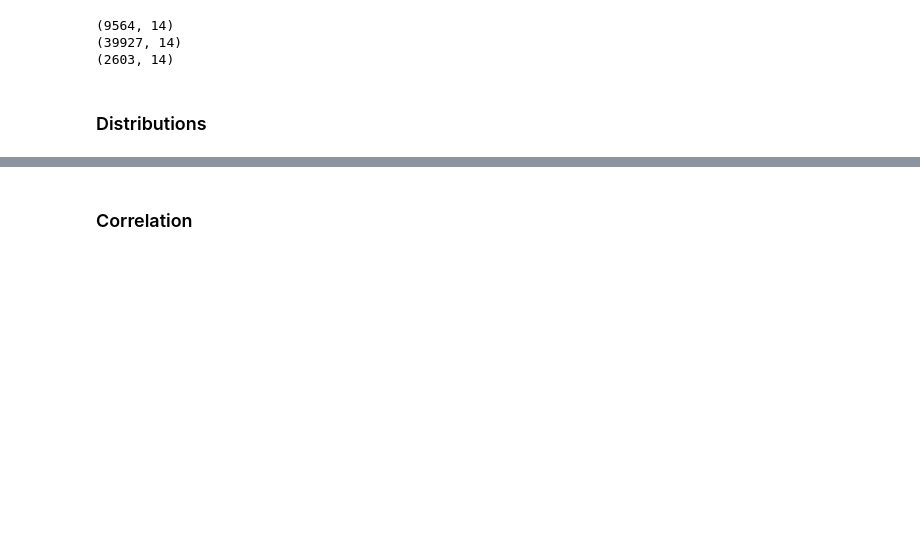
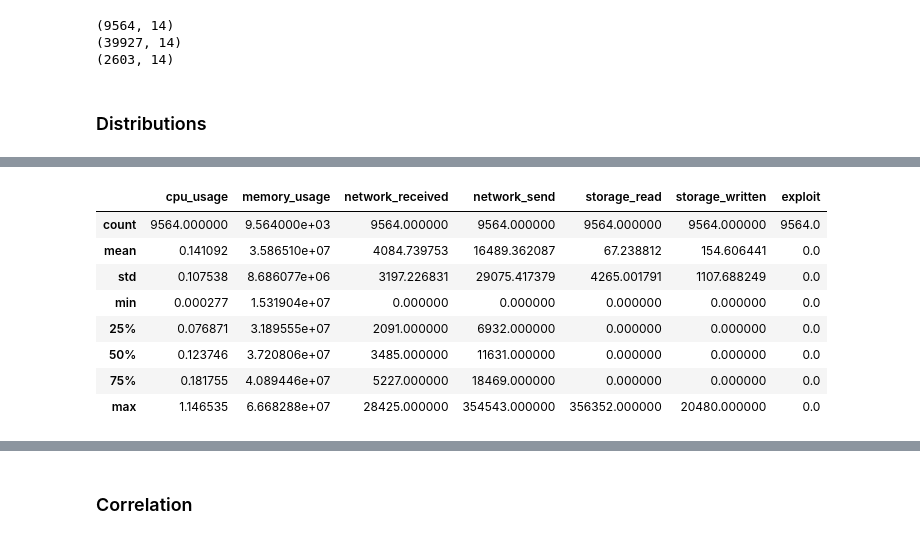
Before and after one commit to Janalytics94/anomaly-detection-software, a Jupyter notebook: src/model/project.ipynb, the cells around one changed output, grey strips where cells are left out. Cells and saved outputs as stored; diff of their text form; code cells hidden in the pictures; blank space fills up the shorter version.

```diff
--- a/src/model/project.ipynb
+++ b/src/model/project.ipynb
@@ -86,0 +73,13 @@ sns.displot(train['cpu_usage'])
+# %%
+# Statistical Table
+train.describe()
+# %% [output]
+|  | cpu_usage | memory_usage | network_received | network_send | storage_read | storage_written | exploit |
+| count | 9564.000000 | 9.564000e+03 | 9564.000000 | 9564.000000 | 9564.000000 | 9564.000000 | 9564.0 |
+| mean | 0.141092 | 3.586510e+07 | 4084.739753 | 16489.362087 | 67.238812 | 154.606441 | 0.0 |
+| std | 0.107538 | 8.686077e+06 | 3197.226831 | 29075.417379 | 4265.001791 | 1107.688249 | 0.0 |
+| min | 0.000277 | 1.531904e+07 | 0.000000 | 0.000000 | 0.000000 | 0.000000 | 0.0 |
+| 25% | 0.076871 | 3.189555e+07 | 2091.000000 | 6932.000000 | 0.000000 | 0.000000 | 0.0 |
+| 50% | 0.123746 | 3.720806e+07 | 3485.000000 | 11631.000000 | 0.000000 | 0.000000 | 0.0 |
+| 75% | 0.181755 | 4.089446e+07 | 5227.000000 | 18469.000000 | 0.000000 | 0.000000 | 0.0 |
+| max | 1.146535 | 6.668288e+07 | 28425.000000 | 354543.000000 | 356352.000000 | 20480.000000 | 0.0 |
```
Also changed, not shown: parts of 12 cells of this notebook, 3 other files.
